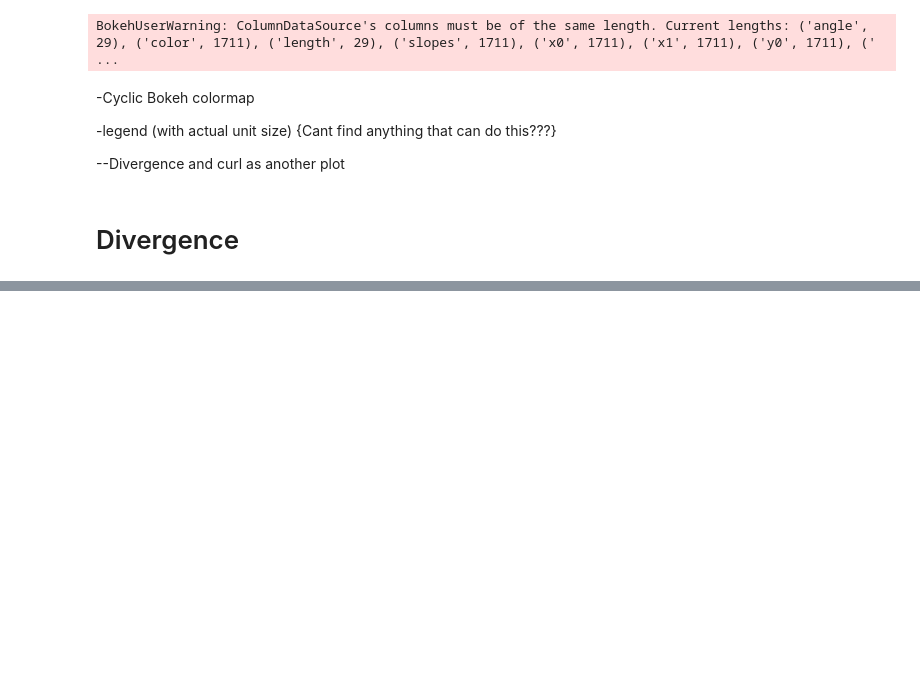
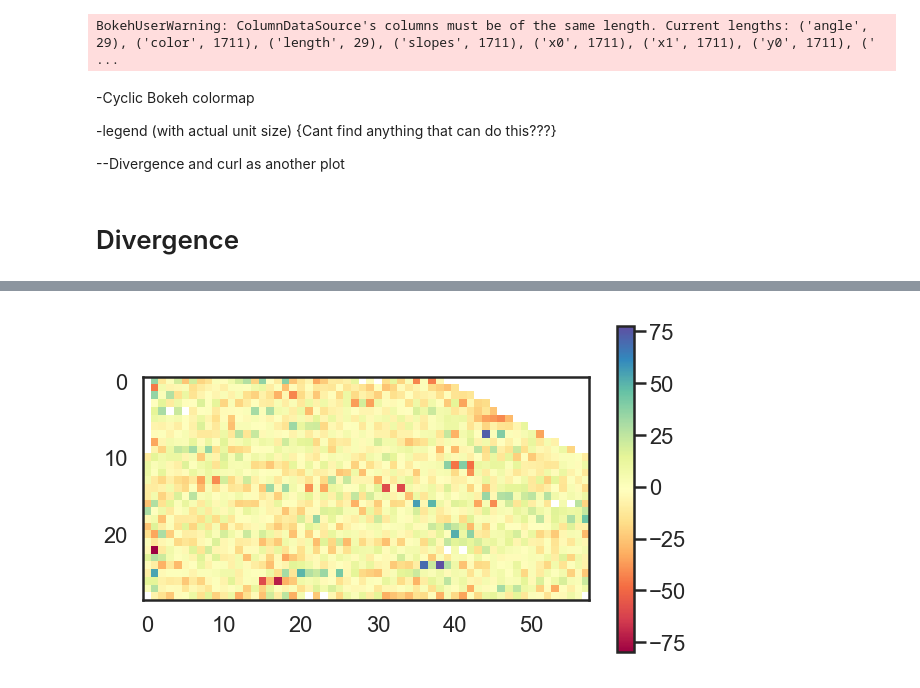
Before and after one commit to hshams28/Astr499-Research, a Jupyter notebook: Cross-matched CCD (position and errors).ipynb, the cells around one changed output, grey strips where cells are left out. Cells and saved outputs as stored; diff of their text form; code cells hidden in the pictures; blank space fills up the shorter version.

```diff
--- a/Cross-matched CCD (position and errors).ipynb
+++ b/Cross-matched CCD (position and errors).ipynb
@@ -210,0 +234,26 @@ plt.colorbar()
+# %%
+#at a given point slope of field at the give point
+uDivergence = []
+for i in range(len(uMean)):
+    for j in range(len(uMean[0])-1):
+        ui_div = (uMean[i][j-1] + uMean[i][j+1])/2
+        uDivergence.append(ui_div)
+uDivergence = np.array(np.split(np.array(uDivergence),np.shape(uMean)[0]))
+
+vDivergence = []
+for i in range(len(vMean)):
+    for j in range(len(vMean[0])-1):
+        vi_div = (vMean[i][j-1] + vMean[i][j+1])/2
+        vDivergence.append(vi_div)
+vDivergence = np.array(np.split(np.array(vDivergence),np.shape(vMean)[0]))
+
+divergence = np.add(uDivergence,vDivergence)
+
+plt.figure(figsize=(10,6))
+plt.imshow(divergence, cmap="Spectral")
+plt.colorbar();
+
+#slopeu = avg(uMean[i-1],u[i+1]) #maybe fit a line through the point ignoriong edges uMean[1] to uMean[-1]
+#slopev = avg(vMean[i-1],v[i+1])
+# %% [output]
+[figure, added]
```
Also changed, not shown: parts of 9 cells of this notebook.
